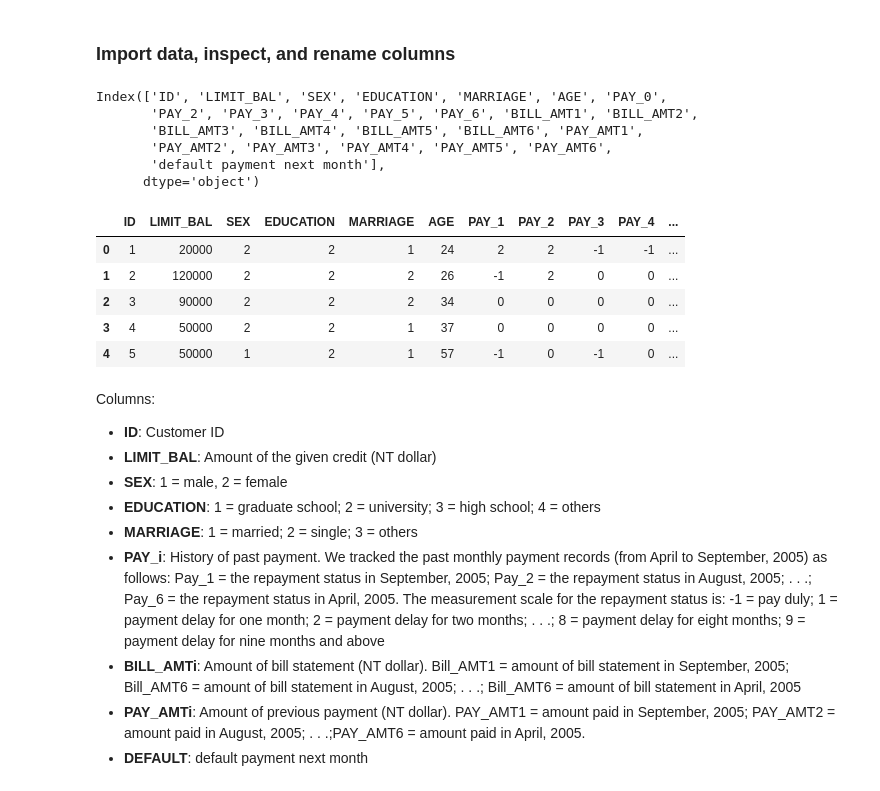
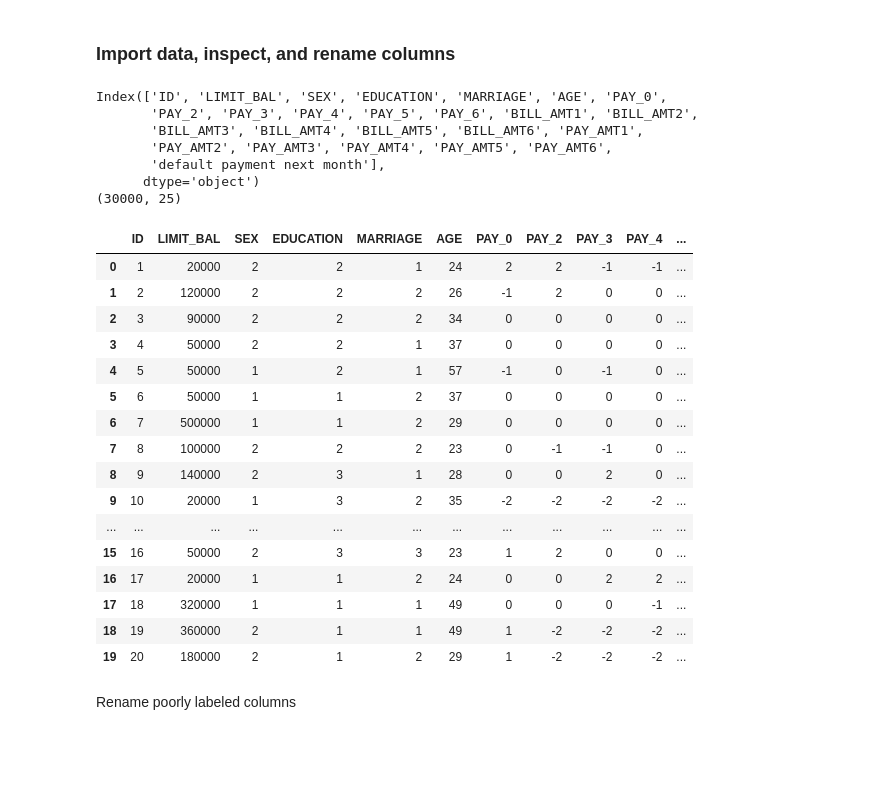
Before and after one commit to MartinReyesDS/Default-Credit-Card-Project, a Jupyter notebook: Obtain-and-Clean-Data.ipynb, the cells around one changed output. Cells and saved outputs as stored; diff of their text form; code cells hidden in the pictures; blank space fills up the shorter version.

```diff
--- a/Obtain-and-Clean-Data.ipynb
+++ b/Obtain-and-Clean-Data.ipynb
@@ -12,31 +16,34 @@ pd.set_option('display.max_rows', 500) #view all columns
 # %%
 df = pd.read_excel('data/default_of_credit_card_clients.xls', header = 1)
 print(df.columns)
+print(df.shape)
+df.head(20)
 # %% [output]
 Index(['ID', 'LIMIT_BAL', 'SEX', 'EDUCATION', 'MARRIAGE', 'AGE', 'PAY_0',
        'PAY_2', 'PAY_3', 'PAY_4', 'PAY_5', 'PAY_6', 'BILL_AMT1', 'BILL_AMT2',
        'BILL_AMT3', 'BILL_AMT4', 'BILL_AMT5', 'BILL_AMT6', 'PAY_AMT1',
        'PAY_AMT2', 'PAY_AMT3', 'PAY_AMT4', 'PAY_AMT5', 'PAY_AMT6',
        'default payment next month'],
       dtype='object')
+(30000, 25)
+|  | ID | LIMIT_BAL | SEX | EDUCATION | MARRIAGE | AGE | PAY_0 | PAY_2 | PAY_3 | PAY_4 | ... |
+| 0 | 1 | 20000 | 2 | 2 | 1 | 24 | 2 | 2 | -1 | -1 | ... |
+| 1 | 2 | 120000 | 2 | 2 | 2 | 26 | -1 | 2 | 0 | 0 | ... |
+| 2 | 3 | 90000 | 2 | 2 | 2 | 34 | 0 | 0 | 0 | 0 | ... |
+| 3 | 4 | 50000 | 2 | 2 | 1 | 37 | 0 | 0 | 0 | 0 | ... |
+| 4 | 5 | 50000 | 1 | 2 | 1 | 57 | -1 | 0 | -1 | 0 | ... |
+| 5 | 6 | 50000 | 1 | 1 | 2 | 37 | 0 | 0 | 0 | 0 | ... |
+| 6 | 7 | 500000 | 1 | 1 | 2 | 29 | 0 | 0 | 0 | 0 | ... |
+| 7 | 8 | 100000 | 2 | 2 | 2 | 23 | 0 | -1 | -1 | 0 | ... |
+| 8 | 9 | 140000 | 2 | 3 | 1 | 28 | 0 | 0 | 2 | 0 | ... |
+| 9 | 10 | 20000 | 1 | 3 | 2 | 35 | -2 | -2 | -2 | -2 | ... |
+| ... | ... | ... | ... | ... | ... | ... | ... | ... | ... | ... | ... |
+| 15 | 16 | 50000 | 2 | 3 | 3 | 23 | 1 | 2 | 0 | 0 | ... |
+| 16 | 17 | 20000 | 1 | 1 | 2 | 24 | 0 | 0 | 2 | 2 | ... |
+| 17 | 18 | 320000 | 1 | 1 | 1 | 49 | 0 | 0 | 0 | -1 | ... |
+| 18 | 19 | 360000 | 2 | 1 | 1 | 49 | 1 | -2 | -2 | -2 | ... |
+| 19 | 20 | 180000 | 2 | 1 | 2 | 29 | 1 | -2 | -2 | -2 | ... |
+# %% [markdown]
+Rename poorly labeled columns
 # %%
 df.rename(columns={'default payment next month':'DEFAULT','PAY_0':'PAY_1'}, inplace=True)
-df.head()
-# %% [output]
-|  | ID | LIMIT_BAL | SEX | EDUCATION | MARRIAGE | AGE | PAY_1 | PAY_2 | PAY_3 | PAY_4 | ... |
-| 0 | 1 | 20000 | 2 | 2 | 1 | 24 | 2 | 2 | -1 | -1 | ... |
-| 1 | 2 | 120000 | 2 | 2 | 2 | 26 | -1 | 2 | 0 | 0 | ... |
-| 2 | 3 | 90000 | 2 | 2 | 2 | 34 | 0 | 0 | 0 | 0 | ... |
-| 3 | 4 | 50000 | 2 | 2 | 1 | 37 | 0 | 0 | 0 | 0 | ... |
-| 4 | 5 | 50000 | 1 | 2 | 1 | 57 | -1 | 0 | -1 | 0 | ... |
-# %% [markdown]
-Columns:
-- **ID**: Customer ID
-- **LIMIT_BAL**: Amount of the given credit (NT dollar)
-- **SEX**: 1 = male, 2 = female
-- **EDUCATION**: 1 = graduate school; 2 = university; 3 = high school; 4 = others
-- **MARRIAGE**: 1 = married; 2 = single; 3 = others
-- **PAY_i**: History of past payment. We tracked the past monthly payment records (from April to September, 2005) as follows: Pay_1 = the repayment status in September, 2005; Pay_2 = the repayment status in August, 2005; . . .; Pay_6 = the repayment status in April, 2005. The measurement scale for the repayment status is: -1 = pay duly; 1 = payment delay for one month; 2 = payment delay for two months; . . .; 8 = payment delay for eight months; 9 = payment delay for nine months and above
-- **BILL_AMTi**: Amount of bill statement (NT dollar). Bill_AMT1 = amount of bill statement in September, 2005; Bill_AMT6 = amount of bill statement in August, 2005; . . .; Bill_AMT6 = amount of bill statement in April, 2005
-- **PAY_AMTi**: Amount of previous payment (NT dollar). PAY_AMT1 = amount paid in September, 2005; PAY_AMT2 = amount paid in August, 2005; . . .;PAY_AMT6 = amount paid in April, 2005.
-- **DEFAULT**: default payment next month
```
Also changed, not shown: parts of 21 cells of this notebook, 14 other files.
